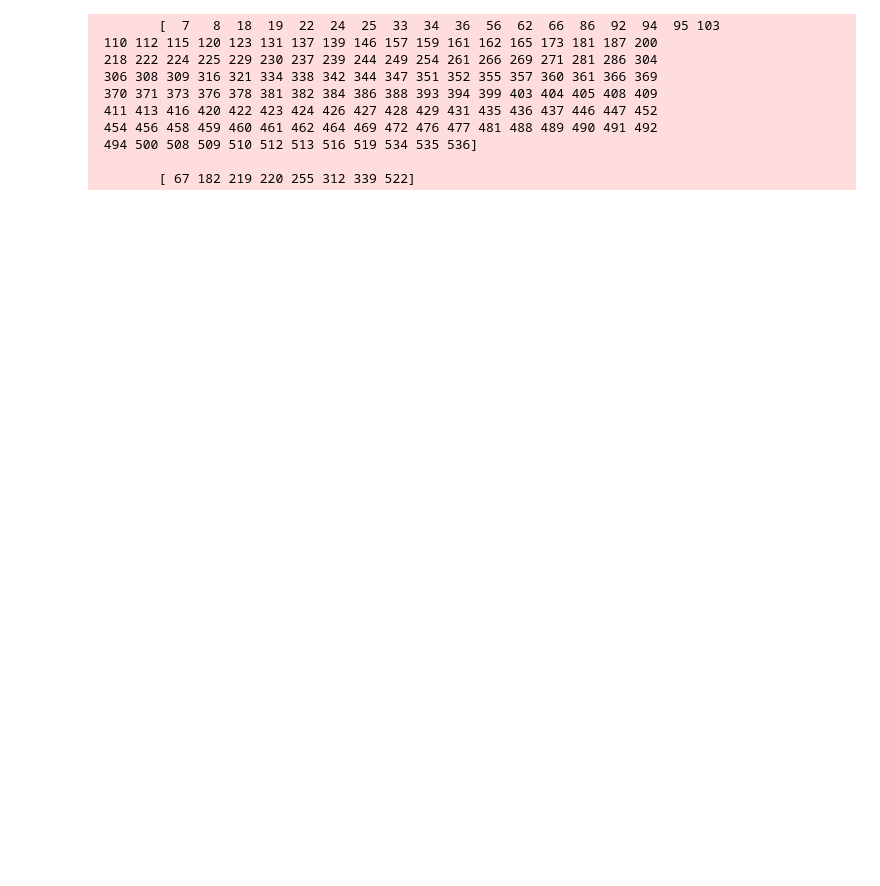
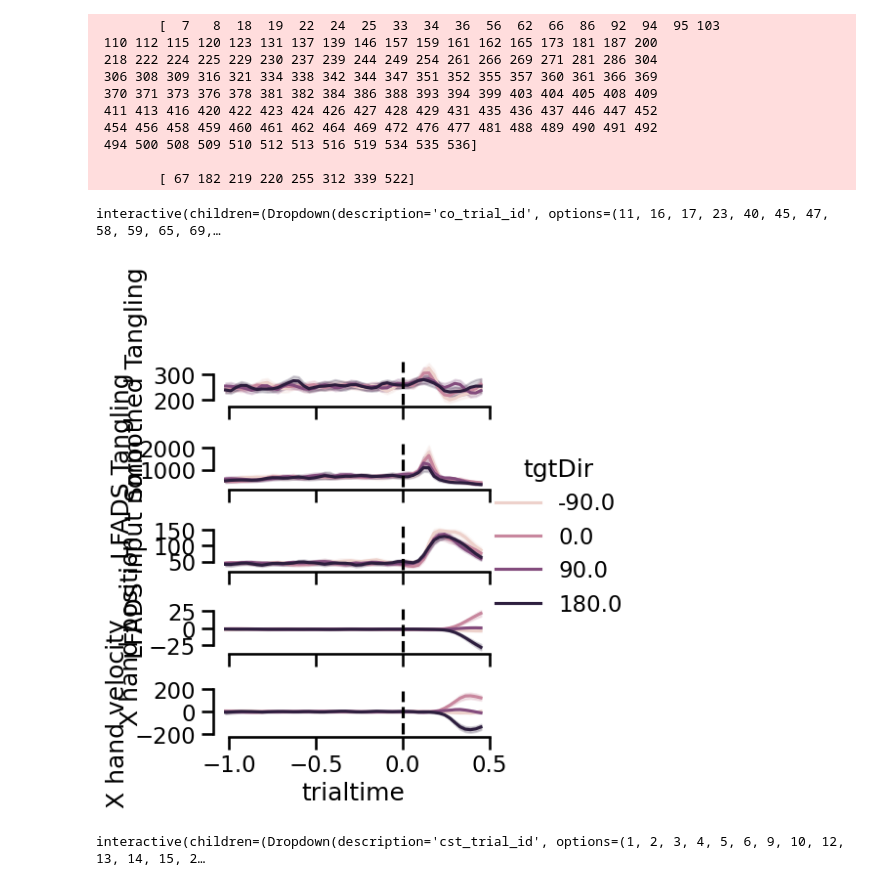
Before and after one commit to raeedcho/cst-dynamics, a Jupyter notebook: scripts/compare_cocst_tangling.ipynb, the cells around one changed output. Cells and saved outputs as stored; diff of their text form; code cells hidden in the pictures; blank space fills up the shorter version.

Commit message:
refactor: change code to better use seaborn plotting functions on dataframes

```diff
--- a/scripts/compare_cocst_tangling.ipynb
+++ b/scripts/compare_cocst_tangling.ipynb
@@ -31,6 +31,8 @@ td_cst = pyaldata.combine_time_bins(td_cst, n_bins=int(analysis_params['bin_size
 
 td_co = pyaldata.add_gradient(td_co,'lfads_pca',normalize=True)
 td_cst = pyaldata.add_gradient(td_cst,'lfads_pca',normalize=True)
+td_co = pyaldata.add_gradient(td_co,'M1_pca',normalize=True)
+td_cst = pyaldata.add_gradient(td_cst,'M1_pca',normalize=True)
 
 co_epoch_fun = src.util.generate_realtime_epoch_fun(
     'idx_goCueTime',
@@ -68,8 +70,57 @@ def calc_neural_tangling(x,dx,num_neighbors=None,const_norm=True,take_max=False)
     return q
 # %%
 td_co = src.data.add_trial_time(td_co,ref_event='idx_goCueTime')
-df_co = src.util.crystallize_dataframe(td_co,sigs=['trialtime','lfads_pca','dlfads_pca','lfads_inputs','rel_hand_pos','hand_vel'])
+df_co = src.util.crystallize_dataframe(td_co,sigs=['trialtime','M1_pca','dM1_pca','lfads_pca','dlfads_pca','lfads_inputs','rel_hand_pos','hand_vel'])
 meta_co = src.util.extract_metaframe(td_co,metacols=['trial_id','tgtDir','tgtMag'])
 df_co = df_co.join(meta_co,on='trial_id')
-df_co['Tangling'] = calc_neural_tangling(df_co['lfads_pca'],df_co['dlfads_pca'])
+df_co['Smoothed Tangling'] = calc_neural_tangling(df_co['M1_pca'],df_co['dM1_pca'])
+df_co['LFADS Tangling'] = calc_neural_tangling(df_co['lfads_pca'],df_co['dlfads_pca'])
 df_co['LFADS input norm'] = np.linalg.norm(df_co['lfads_inputs'],axis=1)
+df_co['X hand position'] = df_co[('rel_hand_pos',0)]
+df_co['X hand velocity'] = df_co[('hand_vel',0)]
+# %%
+from ipywidgets import interact
+@interact(co_trial_id=list(df_co.groupby('trial_id').groups.keys()))
+def plot_trials(co_trial_id):
+    trial = df_co.groupby('trial_id').get_group(co_trial_id)
+
+    x_vars = ['trialtime']
+    y_vars = ['Smoothed Tangling','LFADS Tangling','LFADS input norm','X hand position','X hand velocity']
+    g=sns.PairGrid(
+        trial.droplevel(axis=1,level=1)[x_vars+y_vars],
+        y_vars=y_vars,
+        x_vars=x_vars,
+        height=1,
+        aspect=4,
+    )
+
+    g.map(sns.lineplot)
+
+    for ax in g.axes.flatten():
+        ax.plot([0,0],ax.get_ylim(),'k--')
+
+    sns.despine(fig=g.figure,trim=True)
+# %% [output]
+interactive(children=(Dropdown(description='co_trial_id', options=(11, 16, 17, 23, 40, 45, 47, 58, 59, 65, 69,…
+# %%
+x_vars = ['trialtime']
+y_vars = ['Smoothed Tangling','LFADS Tangling','LFADS input norm','X hand position','X hand velocity']
+hue_var = 'tgtDir'
+g=sns.PairGrid(
+    df_co.droplevel(axis=1,level=1)[x_vars+y_vars+[hue_var]],
+    y_vars=y_vars,
+    x_vars=x_vars,
+    hue=hue_var,
+    height=1,
+    aspect=4,
+)
+
+g.map(sns.lineplot)
+g.add_legend()
+
+for ax in g.axes.flatten():
+    ax.plot([0,0],ax.get_ylim(),'k--')
+
+sns.despine(fig=g.figure,trim=True)
+# %% [output]
+[figure, added]
@@ -76 +133,23 @@ df_co['LFADS input norm'] = np.linalg.norm(df_co['lfads_inputs'],axis=1)
+# %%
+@interact(cst_trial_id=list(df_cst.groupby('trial_id').groups.keys()))
+def plot_trials(cst_trial_id):
+    trial = df_cst.groupby('trial_id').get_group(cst_trial_id)
+    x_vars = ['trialtime']
+    y_vars = ['LFADS input norm','X hand position','X hand velocity']
+    g=sns.PairGrid(
+        trial.droplevel(axis=1,level=1)[x_vars+y_vars],
+        y_vars=y_vars,
+        x_vars=x_vars,
+        height=2,
+        aspect=4,
+    )
+
+    g.map(sns.lineplot)
+
+    for ax in g.axes.flatten():
+        ax.plot([0,0],ax.get_ylim(),'k--')
+
+    sns.despine(fig=g.figure,trim=True)
+# %% [output]
+interactive(children=(Dropdown(description='cst_trial_id', options=(1, 2, 3, 4, 5, 6, 9, 10, 12, 13, 14, 15, 2…
 # %%
```
Also changed, not shown: parts of 8 cells of this notebook, 1 other file.
